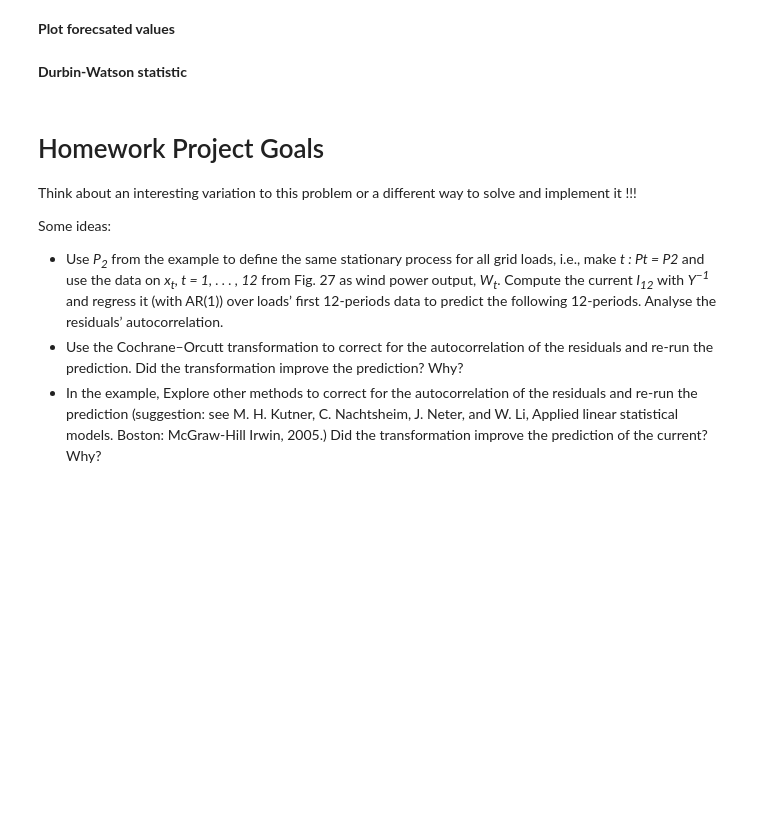
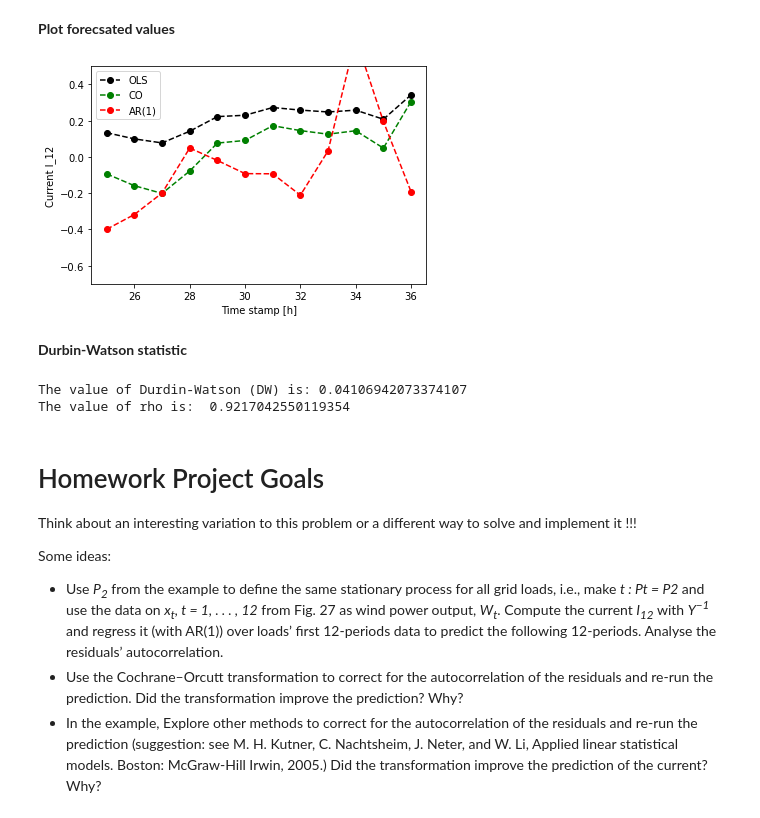
Before and after one commit to leobt23/ADRI, a Jupyter notebook: tpc4/Aula4_Students.ipynb, the cells around one changed output. Drawn from its saved outputs; the diff is of its cells as text; code cells hidden in the pictures; blank space fills up the shorter version.

```diff
--- a/tpc4/Aula4_Students.ipynb
+++ b/tpc4/Aula4_Students.ipynb
@@ -439,22 +510,38 @@ NameError: name 'Xd' is not defined
 <b>Forecast Day-ahead (Current I_12)
 # %%
 # 1 - OLS
-                                    #using Ordinary least Squares (OLS)
+#using Ordinary least Squares (OLS)
+Yt_ols=beta[0]+np.dot(beta[1],i1w[time:time + timeForecast])   #OLS regresion line
+
 
 # 2 - Cochrane Orcutt (CO)
-                                    #using Cochrane-Orcutt (CO)
+#using Cochrane-Orcutt (CO)
+Yt_co=b_ss[0]+np.dot(b_ss[1],i1w[time:time+timeForecast]) #using Cochrane-Orcutt (CO)
+#print ("Forecast Corrent I12 considering CO:",I12f2)
 
 # 3 - Autorregration AR(1)
-                                              # Creation of the vector of forecast
-                                              # Parameters of equation (33)
-                                              # Forecast of first period
-for i in range (timeForecast-1):
-                                              # Forecast considering Equation (31)
+# Creation of the vector of forecast
+# Parameters of equation (33)
+Yt_AR_predicted = np.zeros((timeForecast + 1, 0))
+#add value to the first position of numpy array
+Yt_AR_predicted = np.append(Yt_AR_predicted, i12[time])
+print(Yt_AR_predicted)
+# Forecast of first period
+for i in range (timeForecast):
+    # Forecast considering Equation (31)
+    #yt = β0 + β1xt + αyt−1 + εt
+    print(Yt_AR_predicted[i])
+    Yt_AR_predicted = np.append(Yt_AR_predicted, betas_AR[0] + betas_AR[1] * i1w[time + i] + betas_AR[2] * Yt_AR_predicted[i] + ee[time + i - 1])
+    #if(i == 0):
+        #print(f"1st value: {betas_AR[0] + betas_AR[1] * i1w[time + i] + betas_AR[2] * Yt_AR_predicted[i] } {-0.0544 + betas_AR[0] + betas_AR[1] * i1w[time + i] + betas_AR[2] * Yt_AR_predicted[i]}")
+
+# Forecast of first period
+print(Yt_AR_predicted)
 
 
 # 4 - Autorregration with Loads AR(1)+Load Sum
                                         # Creation of the vector of forecast
                                         # Parameters of equation (33)
                                         # Forecast of first period
-for i in range (timeForecast-1):
+#for i in range (timeForecast-1):
                                         # Forecast considering Equation (31)
@@ -461,7 +565,25 @@ for i in range (timeForecast-1):
 # %% [markdown]
 <b>Plot forecsated values
+# %%
+xxx = range(time + 1,time+timeForecast + 1)
+plt.plot(xxx, Yt_ols, color='black', linestyle='dashed', marker='o', label='OLS')
+plt.plot(xxx, Yt_co, color='green', linestyle='dashed', marker='o', label='CO')
+plt.plot(xxx, Yt_AR_predicted[0:-1], color='red', linestyle='dashed', marker='o', label='AR(1)')
+plt.legend()
+plt.xlabel('Time stamp [h]')
+plt.ylabel('Current I_12')
+plt.ylim(-0.7, 0.5)
+plt.show()
+# %% [output]
+[figure, added]
 # %% [markdown]
 <b>Durbin-Watson statistic
+# %%
+print ("The value of Durdin-Watson (DW) is:",D)
+print ("The value of rho is: ",ro)
+# %% [output]
+The value of Durdin-Watson (DW) is: 0.04106942073374107
+The value of rho is:  0.9217042550119354
 # %% [markdown]
 # Homework Project Goals
 Think about an interesting variation to this problem or a different way to solve and implement it !!!
```
Also changed, not shown: parts of 5 cells of this notebook.
